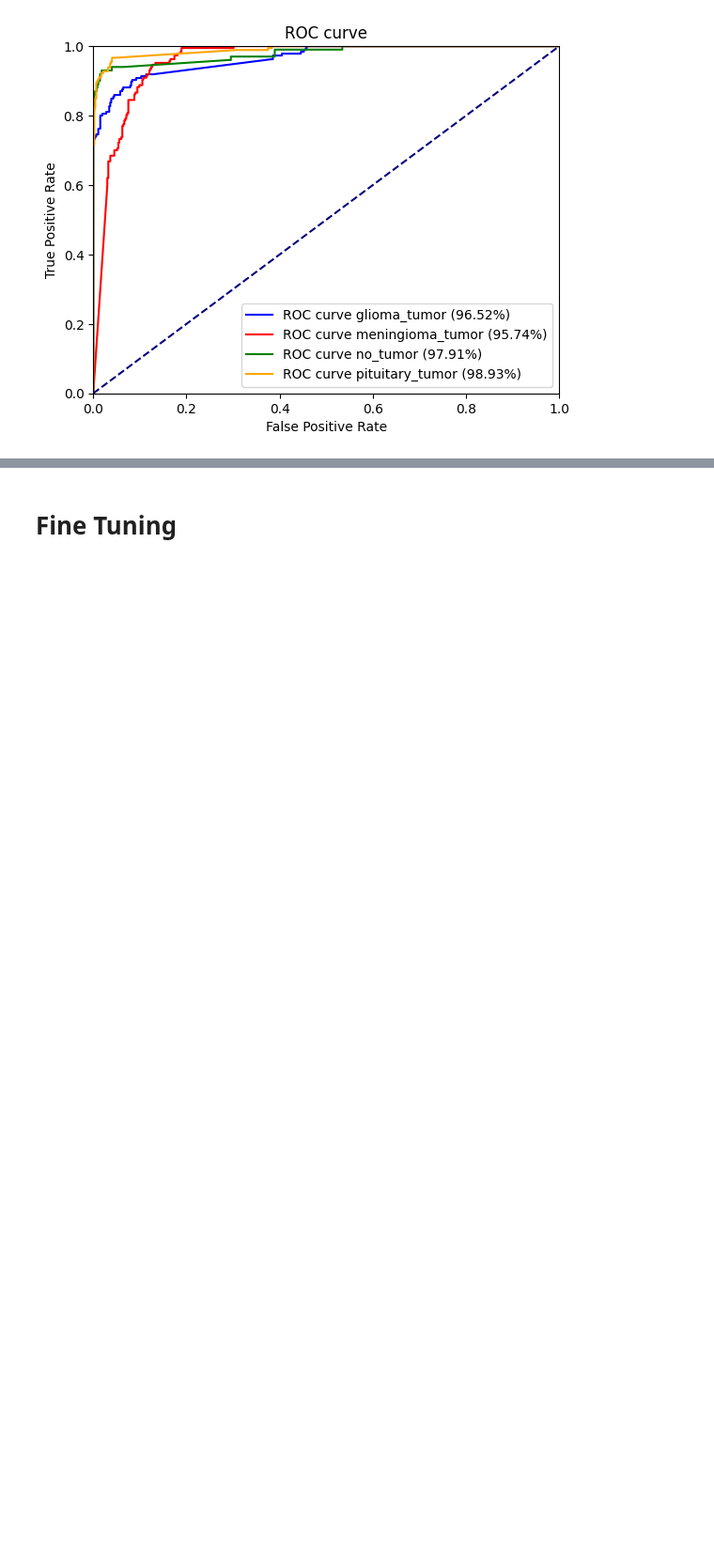
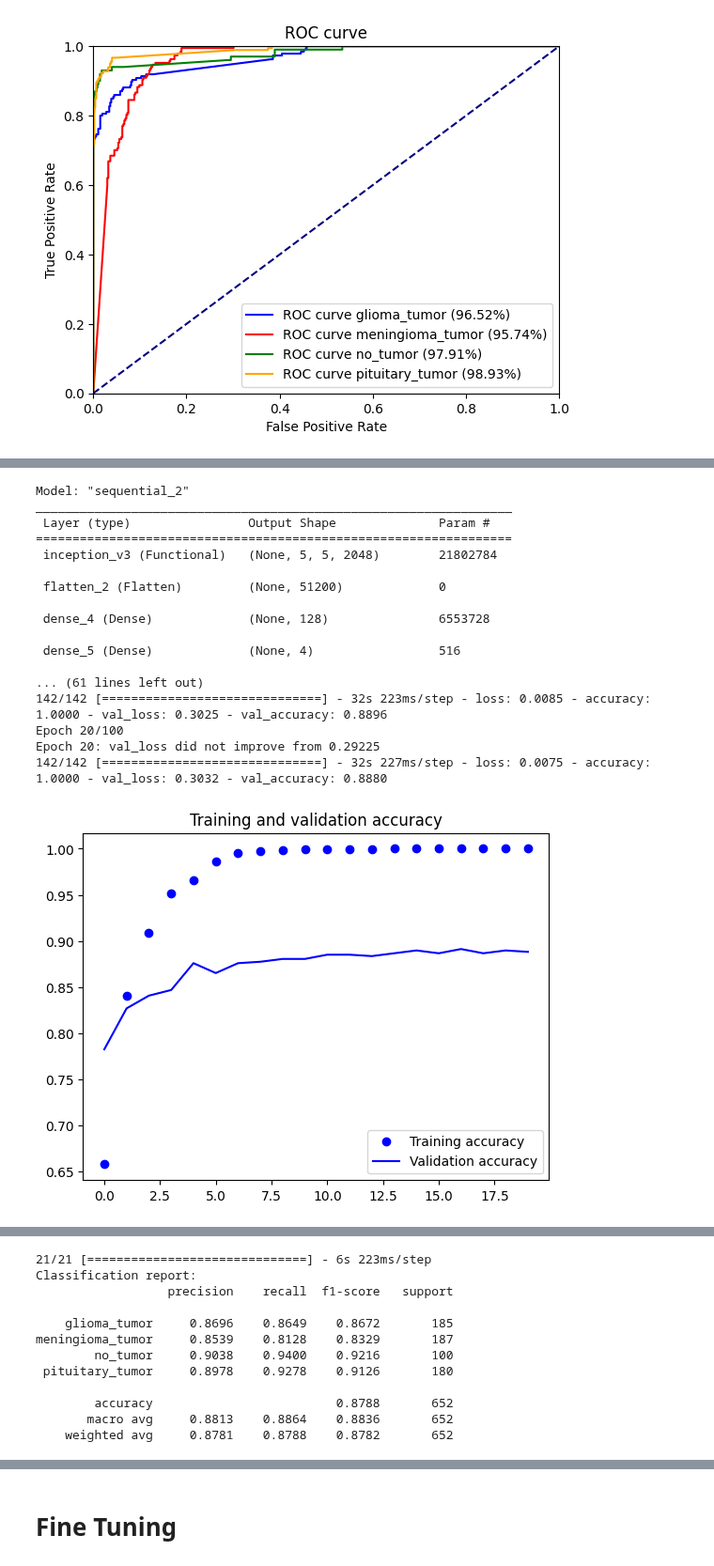
Before and after one commit to mgiorgi13/brain_tumor_classifier, a Jupyter notebook: InceptionV3_pretrained_network.ipynb, the cells around one changed output, grey strips where cells are left out. Shown at 94% size. Drawn from its saved outputs; the diff is of its cells as text; code cells hidden in the pictures; blank space fills up the shorter version.

```diff
--- a/InceptionV3_pretrained_network.ipynb
+++ b/InceptionV3_pretrained_network.ipynb
@@ -345,0 +349,38 @@ meningioma_tumor     0.8187    0.7968    0.8076       187
+# %%
+model = Sequential()
+model.add(base_model)
+model.add(Flatten())
+model.add(Dense(128, activation='relu'))
+model.add(Dense(4, activation='softmax'))
+
+# freeze the layers of the pretrained model
+for layer in base_model.layers:
+    layer.trainable = False
+
+# compile the model
+compile_model(model, learning_rate=1e-5)
+
+# run the model
+run_model(model, 'InceptionV3', "InceptionV3_128_lr")
+
+# evaluate model
+evaluate_model(model,test_generator, 'InceptionV3_128_lr', "InceptionV3")
+# %% [output]
+Model: "sequential_2"
+_________________________________________________________________
+ Layer (type)                Output Shape              Param #
+=================================================================
+ inception_v3 (Functional)   (None, 5, 5, 2048)        21802784
+
+ flatten_2 (Flatten)         (None, 51200)             0
+
+ dense_4 (Dense)             (None, 128)               6553728
+
+ dense_5 (Dense)             (None, 4)                 516
+
+... (61 lines left out)
+142/142 [==============================] - 32s 223ms/step - loss: 0.0085 - accuracy: 1.0000 - val_loss: 0.3025 - val_accuracy: 0.8896
+Epoch 20/100
+Epoch 20: val_loss did not improve from 0.29225
+142/142 [==============================] - 32s 227ms/step - loss: 0.0075 - accuracy: 1.0000 - val_loss: 0.3032 - val_accuracy: 0.8880
+[figure, added]
@@ -345,0 +388,12 @@ meningioma_tumor     0.8187    0.7968    0.8076       187
+21/21 [==============================] - 6s 223ms/step
+Classification report:
+                  precision    recall  f1-score   support
+
+    glioma_tumor     0.8696    0.8649    0.8672       185
+meningioma_tumor     0.8539    0.8128    0.8329       187
+        no_tumor     0.9038    0.9400    0.9216       100
+ pituitary_tumor     0.8978    0.9278    0.9126       180
+
+        accuracy                         0.8788       652
+       macro avg     0.8813    0.8864    0.8836       652
+    weighted avg     0.8781    0.8788    0.8782       652
```
Also changed, not shown: parts of 4 cells of this notebook.
